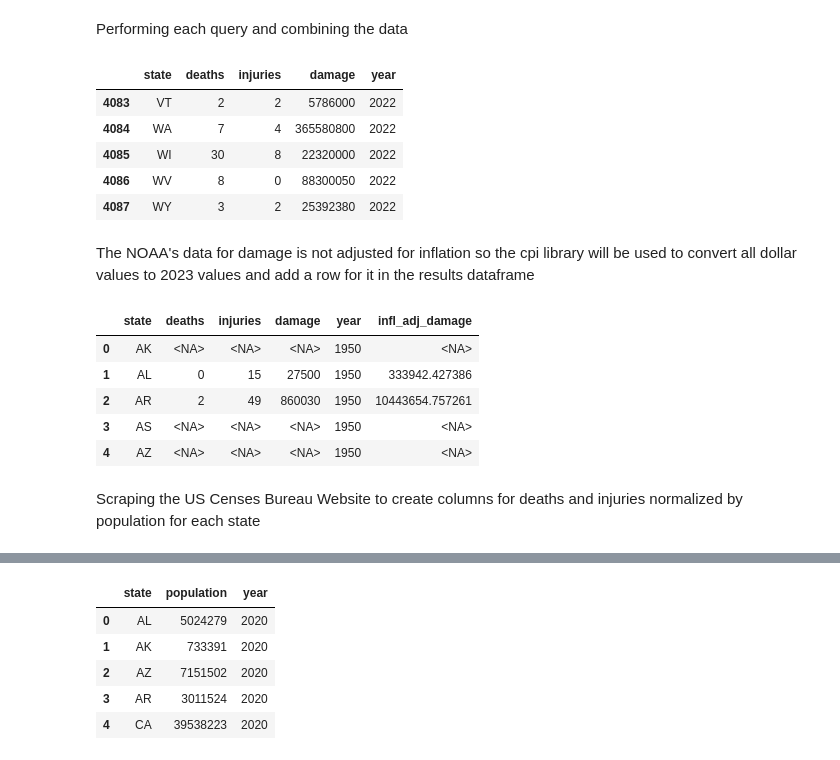
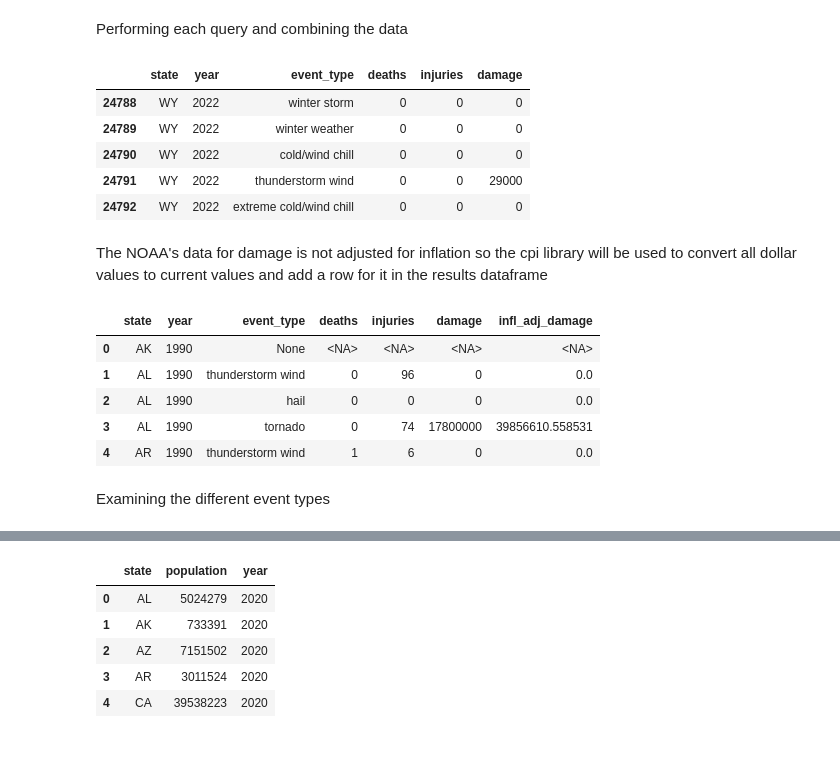
Before and after one commit to pjanckila/Python-Projects, a Jupyter notebook: NOAA storms script.ipynb, the cells around one changed output, grey strips where cells are left out. Saved outputs shown, nothing was run; the diff lists cells and outputs as text; code cells hidden in the pictures.

```diff
--- a/NOAA storms script.ipynb
+++ b/NOAA storms script.ipynb
@@ -21,26 +22,29 @@ Creating a list of identical SQL queries for each year of data being queried wit
 # %%
-years = range(1950,2023)
+years = range(1990,2023) #final argument of range function is not included
 queries = []
 for year in years:
-    query=('''
+  query=('''
             SELECT
                 states.state,
+                storm_data.event_type,
                 storm_data.deaths,
                 storm_data.injuries,
                 storm_data.damage
             FROM
               (
                 SELECT
+                  event_type,
                   SUM(deaths_direct+deaths_indirect) AS deaths,
                   SUM(injuries_direct+injuries_indirect)  AS injuries,
                   SUM(damage_crops+damage_property) AS damage,
                   LPAD(state_fips_code,2,'0') as fips_code
                 FROM
                   `bigquery-public-data.noaa_historic_severe_storms.storms_{year}`
+
                 GROUP BY
-                fips_code
+                fips_code,event_type
               ) as storm_data
-            RIGHT JOIN
+            right JOIN
               `bigquery-public-data.geo_us_boundaries.states` AS states
             ON
               states.state_fips_code=storm_data.fips_code
@@ -48,7 +52,7 @@ for year in years:
               states.state
             ''').format(year=year)
 
-    queries.append(query)
+  queries.append(query)
 # %% [markdown]
 Installing pandas to make working with the data more convenient
 # %%
@@ -73,43 +70,43 @@ results_list=[]
 for x, query in enumerate(queries):
    query = client.query(queries[x])           #running the query
    query_res = query.result().to_dataframe()  #converting the results to a dataframe
-   query_res.insert(4,'year',years[x])        #adds a column to the results to show what year its from
+   query_res.insert(1,'year',years[x])        #adds a column to the results to show what year its from
    results_list.append(query_res)             #adding the dataframe to a list of all the results
 
 #combining the list of tables into a single dataframe
-results_df=pd.concat(results_list,ignore_index=True)
-results_df.tail()
+event_type_df=pd.concat(results_list,ignore_index=True)
+event_type_df.tail()
 # %% [output]
-|  | state | deaths | injuries | damage | year |
-| 4083 | VT | 2 | 2 | 5786000 | 2022 |
-| 4084 | WA | 7 | 4 | 365580800 | 2022 |
-| 4085 | WI | 30 | 8 | 22320000 | 2022 |
-| 4086 | WV | 8 | 0 | 88300050 | 2022 |
-| 4087 | WY | 3 | 2 | 25392380 | 2022 |
+|  | state | year | event_type | deaths | injuries | damage |
+| 24788 | WY | 2022 | winter storm | 0 | 0 | 0 |
+| 24789 | WY | 2022 | winter weather | 0 | 0 | 0 |
+| 24790 | WY | 2022 | cold/wind chill | 0 | 0 | 0 |
+| 24791 | WY | 2022 | thunderstorm wind | 0 | 0 | 29000 |
+| 24792 | WY | 2022 | extreme cold/wind chill | 0 | 0 | 0 |
 # %% [markdown]
-The NOAA's data for damage is not adjusted for inflation so the cpi library will be used to convert all dollar values to 2023 values and add a row for it in the results dataframe
+The NOAA's data for damage is not adjusted for inflation so the cpi library will be used to convert all dollar values to current values and add a row for it in the results dataframe
 # %%
 %%capture
 %pip install cpi
 # %%
 import cpi
 
 #creating an inflation factor for each years dollars to convert it to current dollars(i.e. $1950*x=$2023)
 inflation_factor = {} # creating a dictionary to store the factor for each year
 
 for year in years:
    inflation_factor[year] = cpi.inflate(1,year)
 
 #adding a new column for inflation adjusted damage values using the apply method and inflation factor
-results_df['infl_adj_damage'] = results_df.apply(lambda row: row['damage']*inflation_factor[row['year']],axis=1)
+event_type_df['infl_adj_damage'] = event_type_df.apply(lambda row: row['damage']*inflation_factor[row['year']],axis=1)
 
-results_df.head()
+event_type_df.head()
 # %% [output]
-|  | state | deaths | injuries | damage | year | infl_adj_damage |
-| 0 | AK | <NA> | <NA> | <NA> | 1950 | <NA> |
-| 1 | AL | 0 | 15 | 27500 | 1950 | 333942.427386 |
-| 2 | AR | 2 | 49 | 860030 | 1950 | 10443654.757261 |
-| 3 | AS | <NA> | <NA> | <NA> | 1950 | <NA> |
-| 4 | AZ | <NA> | <NA> | <NA> | 1950 | <NA> |
+|  | state | year | event_type | deaths | injuries | damage | infl_adj_damage |
+| 0 | AK | 1990 | None | <NA> | <NA> | <NA> | <NA> |
+| 1 | AL | 1990 | thunderstorm wind | 0 | 96 | 0 | 0.0 |
+| 2 | AL | 1990 | hail | 0 | 0 | 0 | 0.0 |
+| 3 | AL | 1990 | tornado | 0 | 74 | 17800000 | 39856610.558531 |
+| 4 | AR | 1990 | thunderstorm wind | 1 | 6 | 0 | 0.0 |
-# %% [markdown]
-Scraping the US Censes Bureau Website to create columns for deaths and injuries normalized by population for each state
+# %% [markdown]
+Examining the different event types
```
Also changed, not shown: parts of 61 cells of this notebook.
